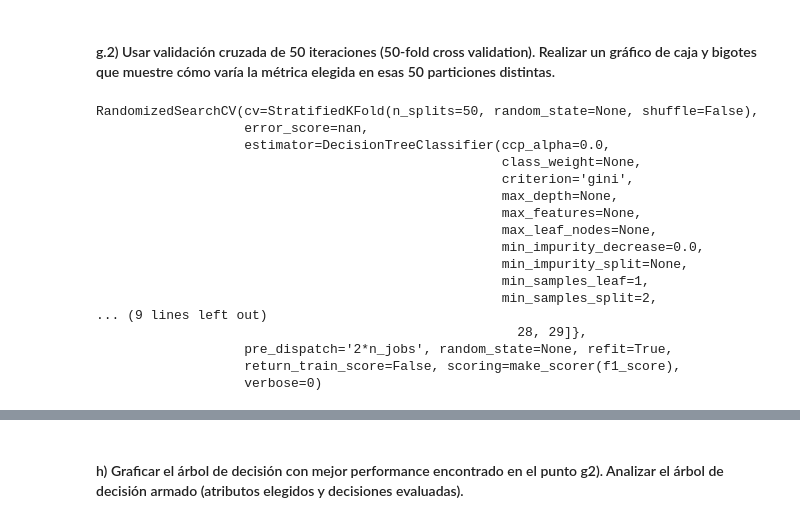
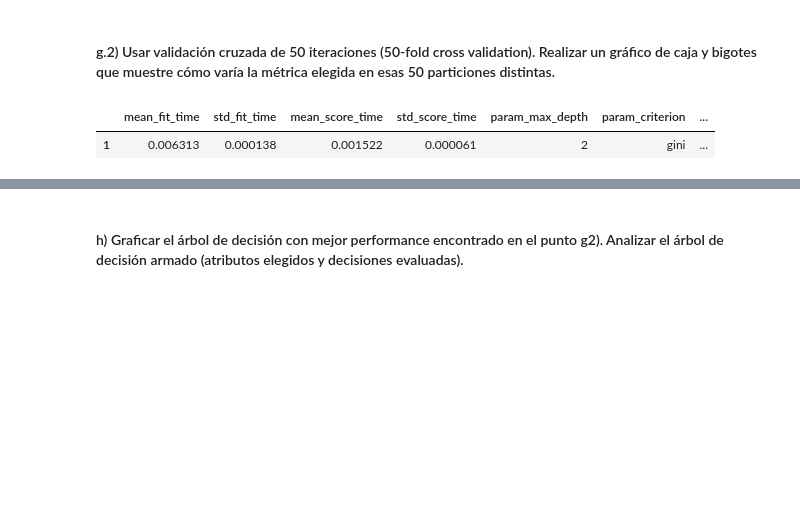
Before and after one commit to magistery-tps/aa-tp1, a Jupyter notebook: notebooks/tp1.ipynb, the cells around one changed output, grey strips where cells are left out. Saved outputs shown, nothing was run; the diff lists cells and outputs as text; code cells hidden in the pictures; blank space fills up the shorter version.

```diff
--- a/notebooks/tp1.ipynb
+++ b/notebooks/tp1.ipynb
@@ -1012,35 +1022,35 @@ sns.boxplot(metric_labels, all_metrics,hue=hue)
 # %%
 from sklearn.model_selection import StratifiedKFold, KFold, GridSearchCV, RandomizedSearchCV
 from sklearn.metrics import make_scorer
 import numpy as np
 
-params_grid = {'criterion':['gini','entropy'],
-               'max_depth':list(range(1,30)),
-               'ccp_alpha':np.linspace(0,0.5,100)}
+params_grid = {
+    'criterion': ['gini','entropy'],
+    'max_depth': list(range(1, 4)),
+    'ccp_alpha': np.linspace(0, 0.5, 1),
+    'class_weight': ['balanced']
+}
 
-kfoldcv = StratifiedKFold(n_splits=50)
+n_splits=5
+kfoldcv = StratifiedKFold(n_splits=n_splits)
 base_tree = DecisionTreeClassifier()
 scorer_fn = make_scorer(f1_score)
-randomcv = RandomizedSearchCV(estimator=base_tree,param_distributions = params_grid,scoring=scorer_fn,cv=kfoldcv,n_iter=100,)
+
+randomcv = RandomizedSearchCV(
+    estimator=base_tree,
+    param_distributions = params_grid,
+    scoring=scorer_fn,
+    cv=kfoldcv,
+    n_iter=200
+)
+
 x_train = encoded_sets_group_dev.dev_features.values
 y_train = encoded_sets_group_dev.dev_target.values
 
 randomcv.fit(x_train,y_train)
+
+random_cv_results = pd.DataFrame(randomcv.cv_results_)
+random_cv_results[random_cv_results.params == randomcv.best_params_]
 # %% [output]
-RandomizedSearchCV(cv=StratifiedKFold(n_splits=50, random_state=None, shuffle=False),
-                   error_score=nan,
-                   estimator=DecisionTreeClassifier(ccp_alpha=0.0,
-                                                    class_weight=None,
-                                                    criterion='gini',
-                                                    max_depth=None,
-                                                    max_features=None,
-                                                    max_leaf_nodes=None,
-                                                    min_impurity_decrease=0.0,
-                                                    min_impurity_split=None,
-                                                    min_samples_leaf=1,
-                                                    min_samples_split=2,
-... (9 lines left out)
-                                                      28, 29]},
-                   pre_dispatch='2*n_jobs', random_state=None, refit=True,
-                   return_train_score=False, scoring=make_scorer(f1_score),
-                   verbose=0)
+|  | mean_fit_time | std_fit_time | mean_score_time | std_score_time | param_max_depth | param_criterion | ... |
+| 1 | 0.006313 | 0.000138 | 0.001522 | 0.000061 | 2 | gini | ... |
```
Also changed, not shown: parts of 8 cells of this notebook.
